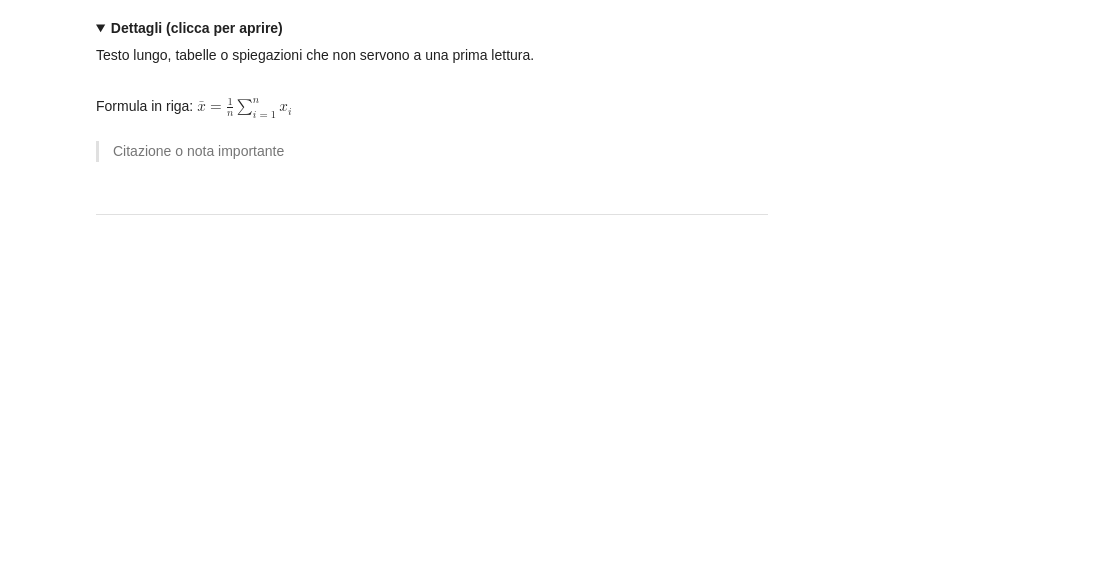
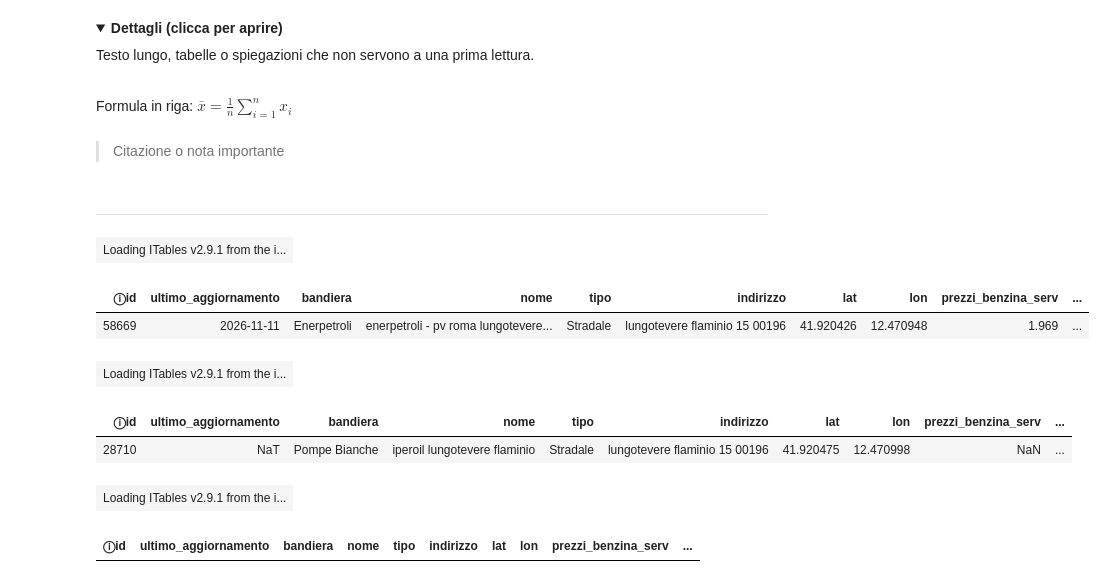
Before and after one commit to KsandarIV/analisi-prezzi-carburanti-roma, a Jupyter notebook: snippets_markdown.ipynb, the cells around one changed output. Cells and saved outputs as stored; diff of their text form; code cells hidden in the pictures; folded sections open; blank space fills up the shorter version.

```diff
--- a/snippets_markdown.ipynb
+++ b/snippets_markdown.ipynb
@@ -164,3 +164,28 @@ Formula in riga: $\bar{x} = \frac{1}{n}\sum_{i=1}^{n} x_i$
 > Citazione o nota importante
 # %% [markdown]
 ---
+# %%
+#* ID del caso
+case_ids = ["56241", "9159"]
+
+#* Setup della vista
+ps_before = save_checkpoint(checkpoints, "caso_19", ps_df)
+
+#* Vista prima di eventuali modifiche
+show_rows_by_ids(df, case_ids)
+show_rows_by_ids(ps_before, case_ids)
+
+#* Modifiche
+#ps_df = drop_rows_by_ids(ps_df, ["28710"])
+
+#* Vista aggiornata
+show_rows_by_ids(ps_df, case_ids)
+# %% [output]
+| Loading ITables v2.9.1 from the i... |
+| ⓘid | ultimo_aggiornamento | bandiera | nome | tipo | indirizzo | lat | lon | prezzi_benzina_serv | ... |
+| 58669 | 2026-11-11 | Enerpetroli | enerpetroli - pv roma lungotevere... | Stradale | lungotevere flaminio 15 00196 | 41.920426 | 12.470948 | 1.969 | ... |
+| Loading ITables v2.9.1 from the i... |
+| ⓘid | ultimo_aggiornamento | bandiera | nome | tipo | indirizzo | lat | lon | prezzi_benzina_serv | ... |
+| 28710 | NaT | Pompe Bianche | iperoil lungotevere flaminio | Stradale | lungotevere flaminio 15 00196 | 41.920475 | 12.470998 | NaN | ... |
+| Loading ITables v2.9.1 from the i... |
+| ⓘid | ultimo_aggiornamento | bandiera | nome | tipo | indirizzo | lat | lon | prezzi_benzina_serv | ... |
```
Also changed, not shown: 1 other file.
